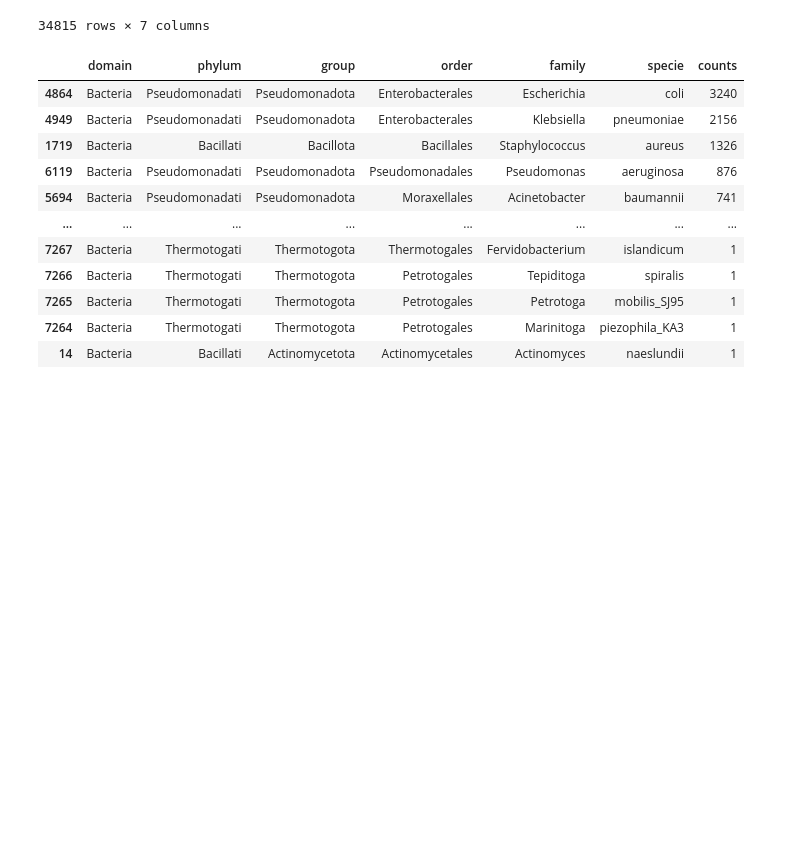
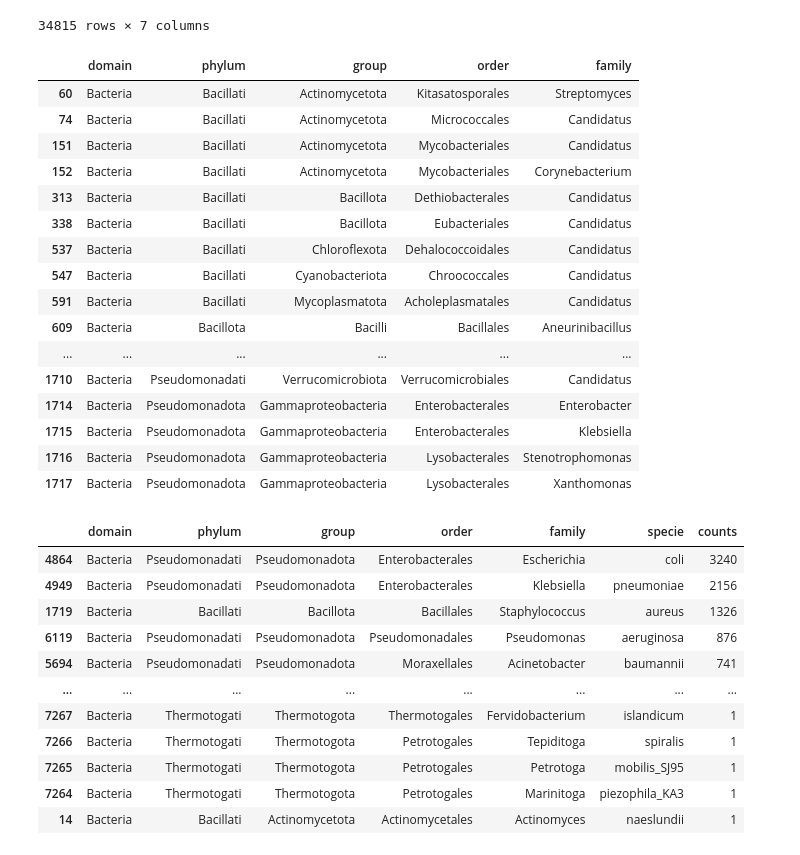
Before and after one commit to dubssieg/wisp, a Jupyter notebook: wisp_light/notebook/stat_refseq_notebook.ipynb, the cells around one changed output. Saved outputs shown, nothing was run; the diff lists cells and outputs as text; code cells hidden in the pictures; blank space fills up the shorter version.

Commit message:
notebook to index all taxo from NCBI

```diff
--- a/wisp_light/notebook/stat_refseq_notebook.ipynb
+++ b/wisp_light/notebook/stat_refseq_notebook.ipynb
@@ -49,6 +48,36 @@ df_bacteria
 | 34813 | Bacteria | Thermotogati | Thermotogota | Thermotogales | Thermotoga | neapolitana_DSM | 0 |
 | 34814 | Bacteria | Thermotogati | Thermotogota | Thermotogales | Thermotoga | profunda_AZM34c06 | 0 |
 34815 rows × 7 columns
+# %%
+
+data_unique = df_bacteria.drop(columns=['specie','id']).drop_duplicates(subset=['domain', 'phylum', 'group', 'order', 'family'])
+data_unique.reset_index(drop=True, inplace=True)
+data_unique.sort_values(by=['phylum', 'group', 'order', 'family'], inplace=True)
+
+#print(data_unique)
+data_unique.to_csv('all_genome_family.csv')  # Change le chemin si nécessaire
+# sorted_families = data_unique['family'].unique().tolist()
+# print(sorted_families)
+duplicated_values = data_unique[data_unique['family'].duplicated()]
+duplicated_values
+# %% [output]
+|  | domain | phylum | group | order | family |
+| 60 | Bacteria | Bacillati | Actinomycetota | Kitasatosporales | Streptomyces |
+| 74 | Bacteria | Bacillati | Actinomycetota | Micrococcales | Candidatus |
+| 151 | Bacteria | Bacillati | Actinomycetota | Mycobacteriales | Candidatus |
+| 152 | Bacteria | Bacillati | Actinomycetota | Mycobacteriales | Corynebacterium |
+| 313 | Bacteria | Bacillati | Bacillota | Dethiobacterales | Candidatus |
+| 338 | Bacteria | Bacillati | Bacillota | Eubacteriales | Candidatus |
+| 537 | Bacteria | Bacillati | Chloroflexota | Dehalococcoidales | Candidatus |
+| 547 | Bacteria | Bacillati | Cyanobacteriota | Chroococcales | Candidatus |
+| 591 | Bacteria | Bacillati | Mycoplasmatota | Acholeplasmatales | Candidatus |
+| 609 | Bacteria | Bacillota | Bacilli | Bacillales | Aneurinibacillus |
+| ... | ... | ... | ... | ... | ... |
+| 1710 | Bacteria | Pseudomonadati | Verrucomicrobiota | Verrucomicrobiales | Candidatus |
+| 1714 | Bacteria | Pseudomonadota | Gammaproteobacteria | Enterobacterales | Enterobacter |
+| 1715 | Bacteria | Pseudomonadota | Gammaproteobacteria | Enterobacterales | Klebsiella |
+| 1716 | Bacteria | Pseudomonadota | Gammaproteobacteria | Lysobacterales | Stenotrophomonas |
+| 1717 | Bacteria | Pseudomonadota | Gammaproteobacteria | Lysobacterales | Xanthomonas |
 # %%
 counts_per_species = (
     df_bacteria
```
Also changed, not shown: parts of 1 cell of this notebook, 4 other files.
